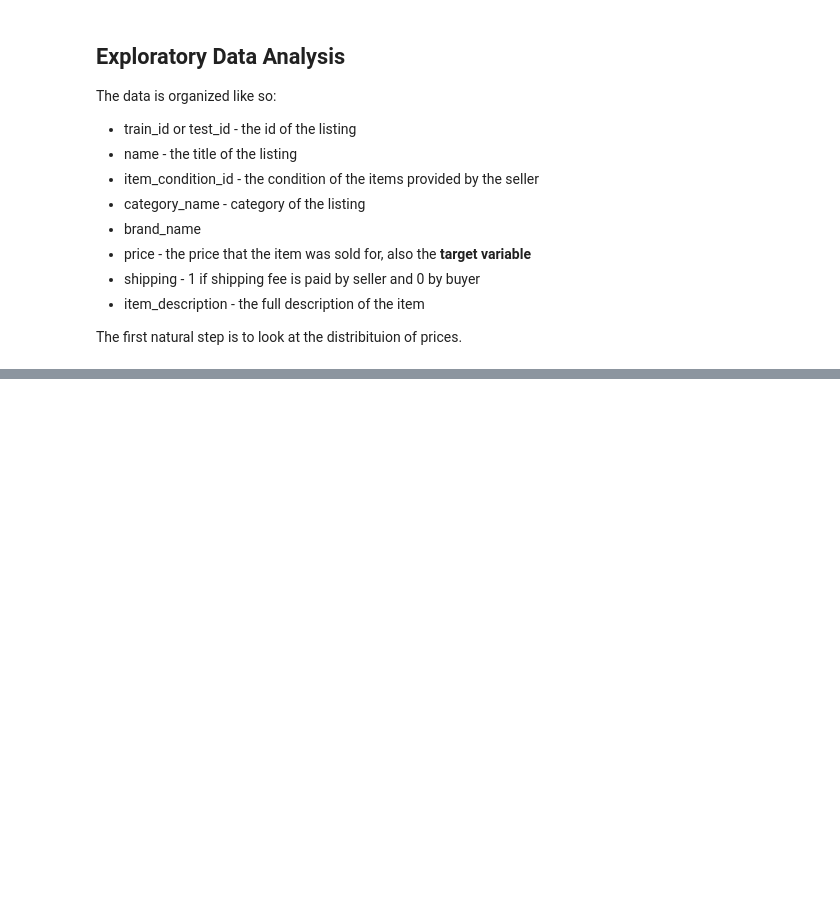
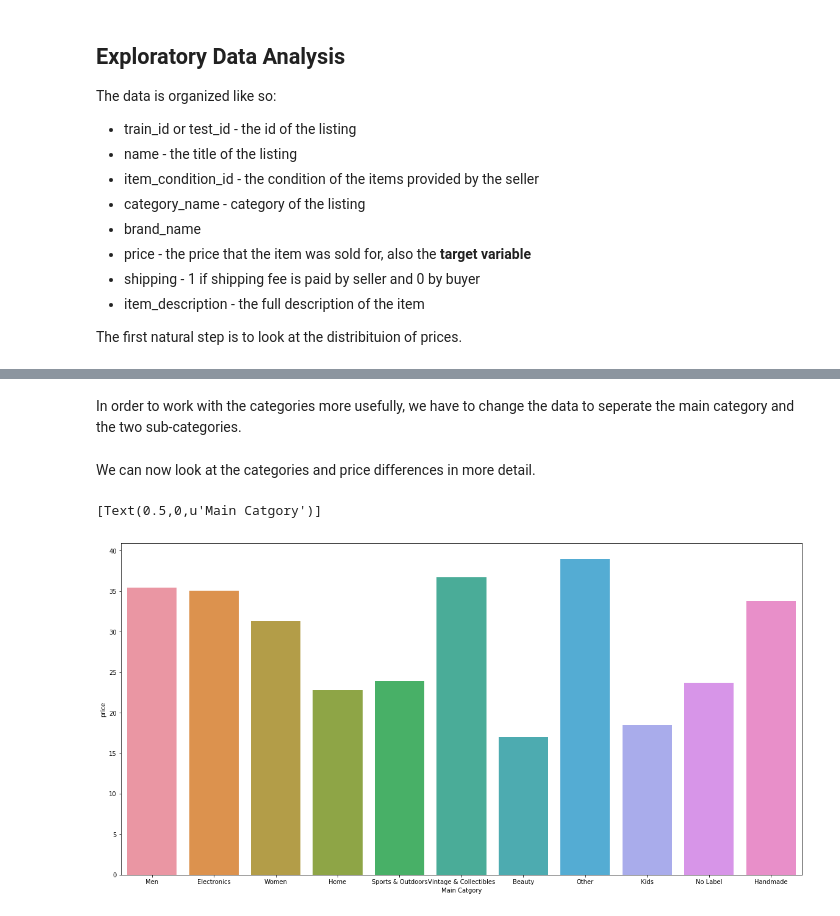
Before and after one commit to Meissnerinc/Mercari-Price-Challenge, a Jupyter notebook: Mercari Price Suggestion Challenge.ipynb, the cells around one changed output, grey strips where cells are left out. Cells and saved outputs as stored; diff of their text form; code cells hidden in the pictures; blank space fills up the shorter version.

```diff
--- a/Mercari Price Suggestion Challenge.ipynb
+++ b/Mercari Price Suggestion Challenge.ipynb
@@ -58,0 +94,2 @@ sns.distplot(np.log1p(train["price"]),ax=ax[1])
+# %% [markdown]
+In order to work with the categories more usefully, we have to change the data to seperate the main category and the two sub-categories.
@@ -58,0 +105,9 @@ sns.distplot(np.log1p(train["price"]),ax=ax[1])
+# %% [markdown]
+We can now look at the categories and price differences in more detail.
+# %%
+fig,ax=plt.subplots(1,1,figsize=(20,10))
+sns.barplot(x="cat_1",y="price",data=train,ax=ax,ci=None)
+ax.set(xlabel="Main Catgory")
+# %% [output]
+[Text(0.5,0,u'Main Catgory')]
+[figure, added]
```
Also changed, not shown: parts of 32 cells of this notebook.
